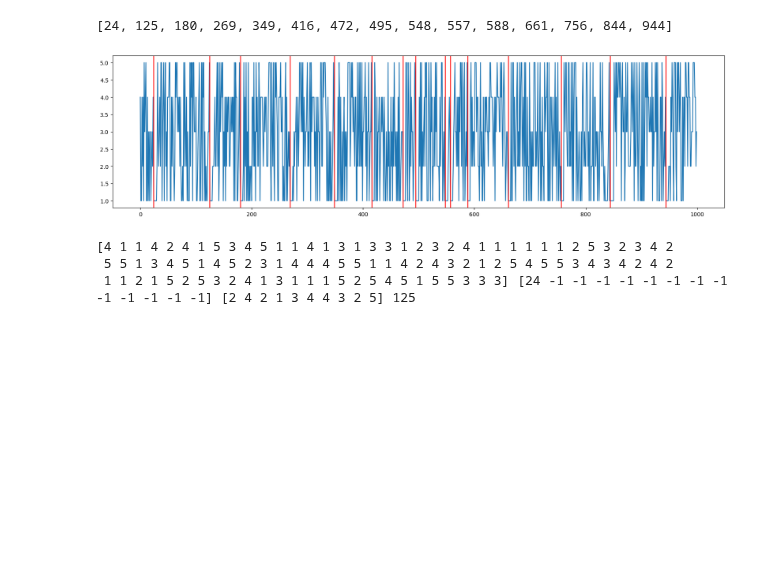
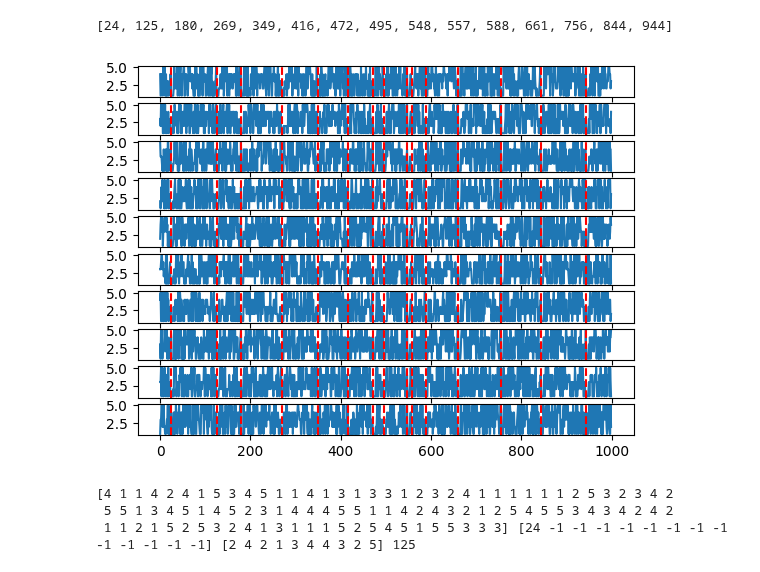
Before and after one commit to MiguelGarcaoSilva/motifpred, a Jupyter notebook: code/casestudy_syntheticdata.ipynb, the cells around one changed output. Cells and saved outputs as stored; diff of their text form; code cells hidden in the pictures; blank space fills up the shorter version.

```diff
--- a/code/casestudy_syntheticdata.ipynb
+++ b/code/casestudy_syntheticdata.ipynb
@@ -59,21 +59,24 @@ Planted motifs: 15
 # %%
 variable_indexes = np.arange(10)
 #change the values of the time series in the selected timewindows to the motif pattern
 for idx in motif_indexes:
     data[variable_indexes,idx:idx+p] = motif_pattern
 
 #introduce clue in the data
 for idx in motif_indexes:
     data[variable_indexes,idx-5:idx-2] = [1,2,3]
 
 #plot multivariate data using subplots in red the planted motifs
-plt.figure(figsize=(20,5))
-plt.plot(data[0])
-for idx in motif_indexes:
-    plt.axvline(x=idx, color='r')
+plt.figure()
+for i, variable in enumerate(variable_indexes):
+ plt.subplot(len(variable_indexes), 1, i+1)
+ plt.plot(data[variable])
+ #plot the planted motifs
+ for idx in motif_indexes:
+    plt.axvline(x=idx, color='r', linestyle='--')
 plt.show()
 # %% [output]
-[figure, old version]
+[figure, new version]
 # %%
 from keras.preprocessing.sequence import pad_sequences
 
```
Also changed, not shown: parts of 12 cells of this notebook, 6 other files.
